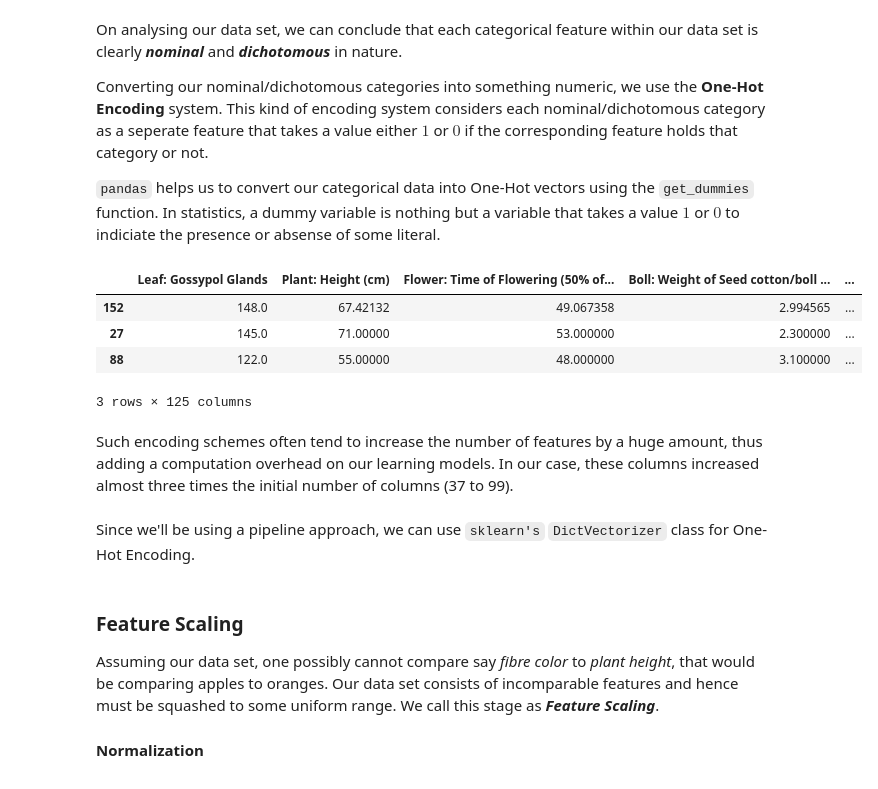
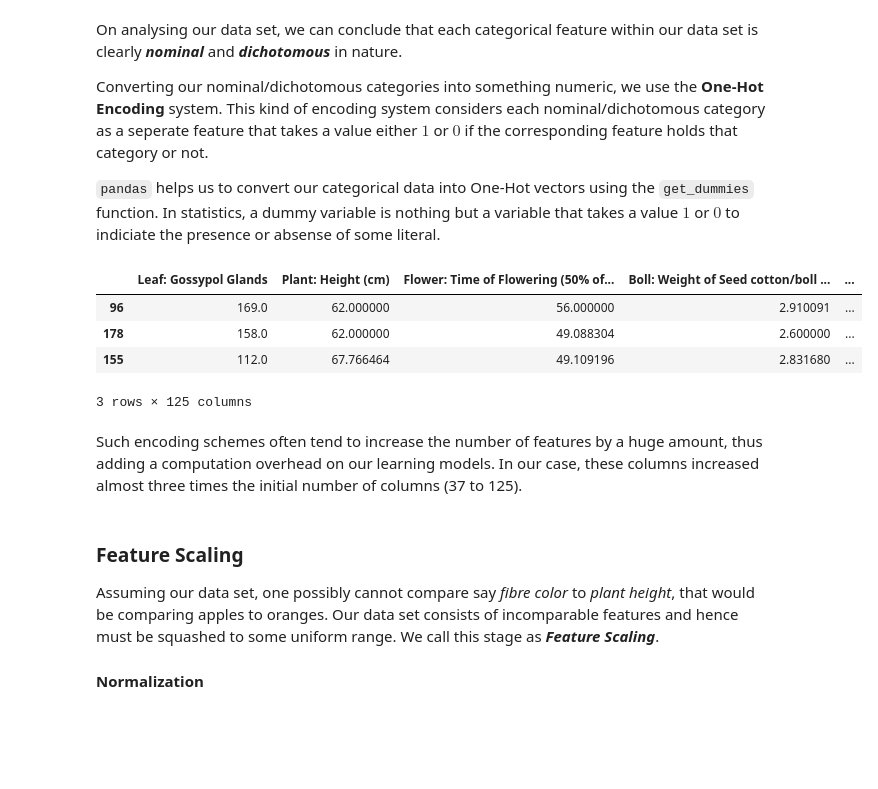
Before and after one commit to achillesrasquinha/brains-from-scratch, a Jupyter notebook: Brains from Scratch - Machine Learning for dummies.ipynb, the cells around one changed output. Drawn from its saved outputs; the diff is of its cells as text; code cells hidden in the pictures; blank space fills up the shorter version.

```diff
--- a/Brains from Scratch - Machine Learning for dummies.ipynb
+++ b/Brains from Scratch - Machine Learning for dummies.ipynb
@@ -1447,0 +1432,3 @@ Let's find the percentage of missing values present throughout the data set.
+# %%
+nmissing = df.isnull().sum().sum()
+nmissing
@@ -1457,8 +1445,10 @@ import seaborn as sns
 # %%
-frame = (df.isnull().sum() / len(df)).sort_values() * 100
-ax    = frame.plot.bar()
+frame = (df.isnull().sum() / nmissing).sort_values() * 100
+axes  = frame.plot.barh()
 
-ax.set_title('Percentage of Missing Values')
+axes.set_title('Percentage of Missing Values')
+axes.set_xlabel('%')
+axes.tick_params(labelsize = 8)
 
 plt.show()
 # %% [output]
@@ -1519,6 +1510,6 @@ class Imputer(TransformerMixin):
 # %%
-imputer = Imputer()
-df      = imputer.fit_transform(df)
+imputer = DataFrameImputer(imputer = MICE(verbose = False), copy = False)
+imputer.fit_transform(df)
 df.sample(nsamples)
 # %% [output]
 |  | Hypocotyl: Pigmentation | Leaf: Colour | Leaf: Hairiness | Leaf: Appearance | Leaf: Gossypol Glands | ... |
@@ -1537,2 +1528,0 @@ Aha! We've reduced our number of missing values so far from about $7.88 \%$ to $
-# %%
-df.fillna('NA', inplace = True)
@@ -1637,15 +1663,13 @@ Converting our nominal/dichotomous categories into something numeric, we use the
 
 `pandas` helps us to convert our categorical data into One-Hot vectors using the `get_dummies` function. In statistics, a dummy variable is nothing but a variable that takes a value $1$ or $0$ to indiciate the presence or absense of some literal.
 # %%
-df_onehot = pd.get_dummies(df, prefix_sep = ' ')
-df_onehot.sample(nsamples)
+df = pd.get_dummies(df, prefix_sep = ' ')
+df.sample(nsamples)
 # %% [output]
 |  | Leaf: Gossypol Glands | Plant: Height (cm) | Flower: Time of Flowering (50% of... | Boll: Weight of Seed cotton/boll ... | ... |
-| 152 | 148.0 | 67.42132 | 49.067358 | 2.994565 | ... |
-| 27 | 145.0 | 71.00000 | 53.000000 | 2.300000 | ... |
-| 88 | 122.0 | 55.00000 | 48.000000 | 3.100000 | ... |
+| 96 | 169.0 | 62.000000 | 56.000000 | 2.910091 | ... |
+| 178 | 158.0 | 62.000000 | 49.088304 | 2.600000 | ... |
+| 155 | 112.0 | 67.766464 | 49.109196 | 2.831680 | ... |
 3 rows × 125 columns
 # %% [markdown]
-Such encoding schemes often tend to increase the number of features by a huge amount, thus adding a computation overhead on our learning models. In our case, these columns increased almost three times the initial number of columns (37 to 99).
+Such encoding schemes often tend to increase the number of features by a huge amount, thus adding a computation overhead on our learning models. In our case, these columns increased almost three times the initial number of columns (37 to 125).
-# %% [markdown]
-Since we'll be using a pipeline approach, we can use `sklearn's` `DictVectorizer` class for One-Hot Encoding.
```
Also changed, not shown: parts of 114 cells of this notebook, 4 other files.
